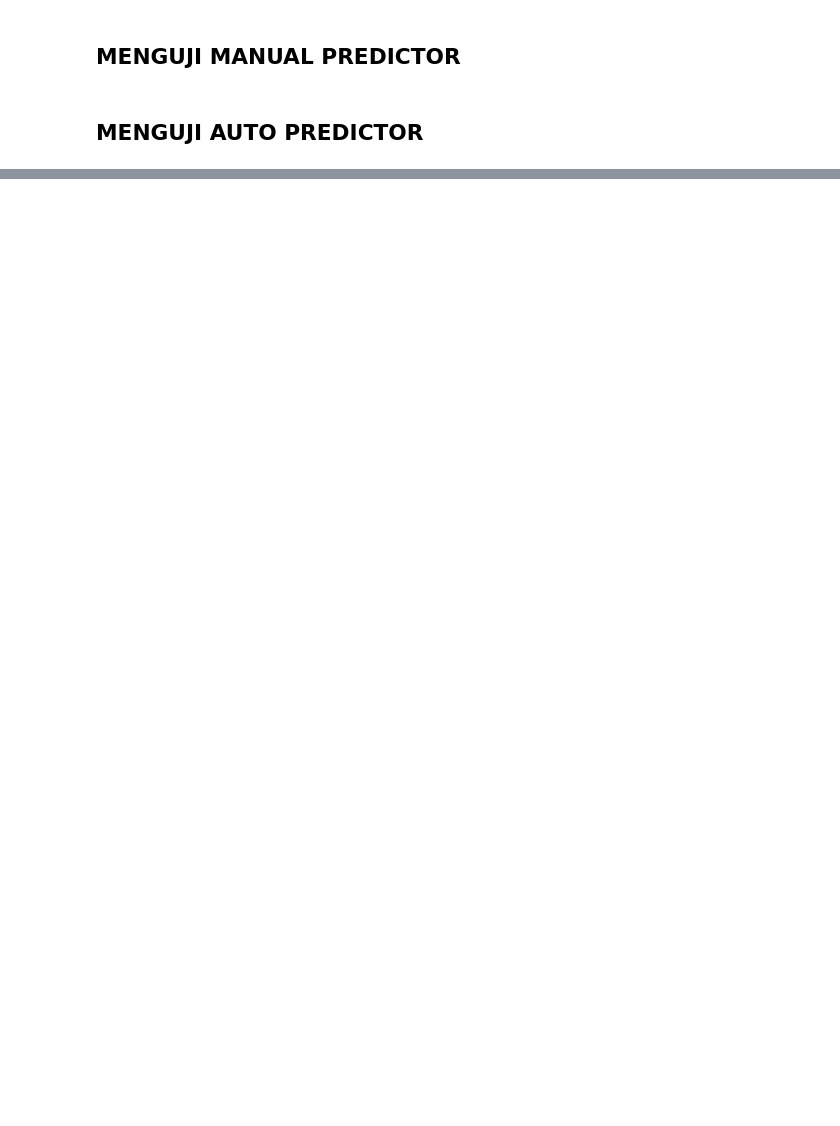
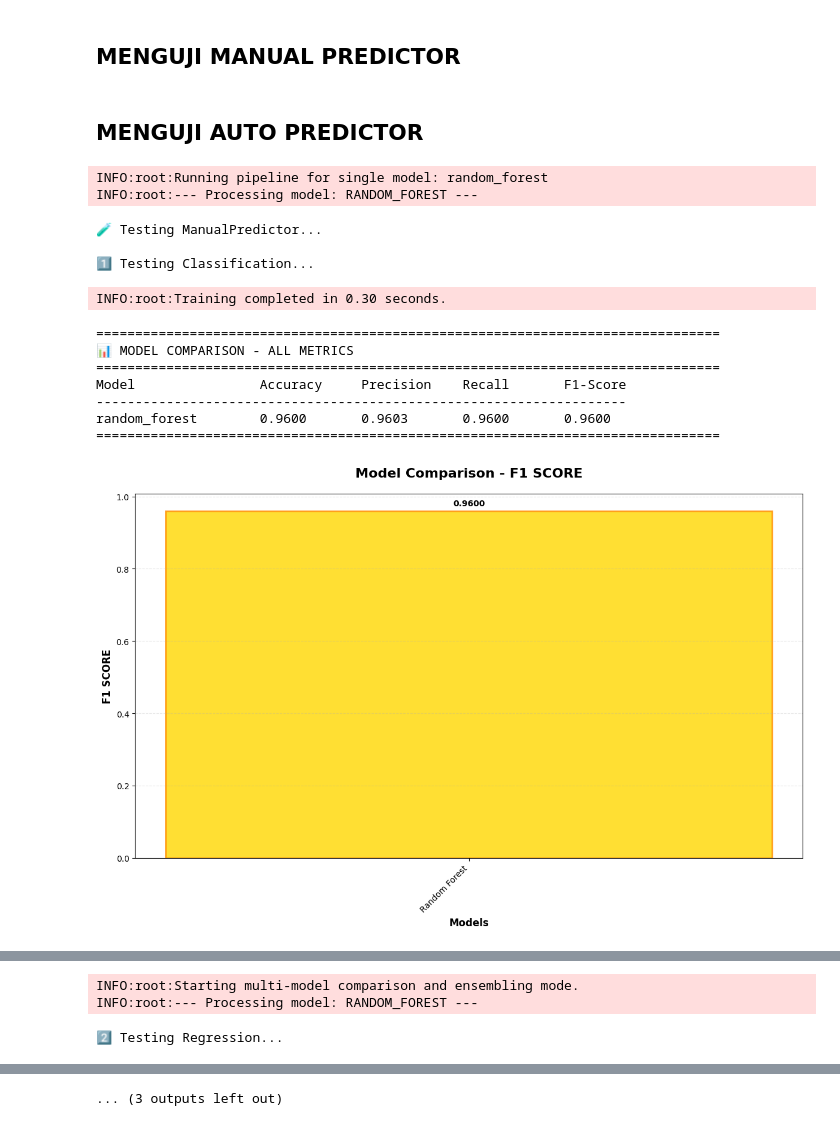
Before and after one commit to bccfilkom/noventis, a Jupyter notebook: examples/test_predictor.ipynb, the cells around one changed output, grey strips where cells are left out. Drawn from its saved outputs; the diff is of its cells as text; code cells hidden in the pictures; blank space fills up the shorter version.

Commit message:
Add explain and compare feature to manual predictor

```diff
--- a/examples/test_predictor.ipynb
+++ b/examples/test_predictor.ipynb
@@ -120,3 +120,79 @@ def test_automl_classification():
 
 if __name__ == '__main__':
     test_automl_classification()
+# %%
+# Tes 3
+
+# =====================================================================
+# CONCISE TEST CODE
+# =====================================================================
+
+import pandas as pd
+import os
+from sklearn.datasets import make_regression
+from noventis.predictor import ManualPredictor
+
+def quick_test():
+    """Quick test function for ManualPredictor class."""
+
+    # Generate sample data
+    from sklearn.datasets import make_classification, make_regression
+
+    print("🧪 Testing ManualPredictor...")
+
+    # Test 1: Classification
+    print("\n1️⃣ Testing Classification...")
+    X_clf, y_clf = make_classification(
+    n_samples=500,
+    n_features=10,
+    n_clusters_per_class=1,
+    n_classes=3,
+    random_state=42
+)
+    df_clf = pd.DataFrame(X_clf, columns=[f'feature_{i}' for i in range(10)])
+    df_clf['target'] = y_clf
+
+    # Single model test
+    predictor_single = ManualPredictor('random_forest', 'classification')
+    result_single = predictor_single.run_pipeline(df_clf, 'target', compare=True, explain=True)
+
+    # Multiple models test
+    predictor_multi = ManualPredictor(['random_forest', 'xgboost', 'lightgbm'], 'classification')
+    result_multi = predictor_multi.run_pipeline(df_clf, 'target', compare=True, explain=True, chosen_metric='accuracy')
+
+    # Test 2: Regression
+    print("\n2️⃣ Testing Regression...")
+    X_reg, y_reg = make_regression(n_samples=500, n_features=10, random_state=42)
+    df_reg = pd.DataFrame(X_reg, columns=[f'feature_{i}' for i in range(10)])
+    df_reg['target'] = y_reg
+
+    # Multiple models test for regression
+    predictor_reg = ManualPredictor(['random_forest', 'xgboost', 'gradient_boosting'], 'regression')
+    result_reg = predictor_reg.run_pipeline(df_reg, 'target', compare=True, explain=True, chosen_metric='mae')
+
+    # Test 3: Save and Load Model
+    print("\n3️⃣ Testing Save/Load...")
+    predictor_reg.save_model('test_model.pkl')
+    loaded_model = ManualPredictor.load_model('test_model.pkl')
+
+    print("\n✅ All tests completed successfully!")
+    return result_single, result_multi, result_reg
+
+if __name__ == "__main__":
+    # Run the quick test
+    single_result, multi_result, reg_result = quick_test()
+# %% [output]
+INFO:root:Running pipeline for single model: random_forest
+INFO:root:--- Processing model: RANDOM_FOREST ---
+🧪 Testing ManualPredictor...
+
+1️⃣ Testing Classification...
+INFO:root:Training completed in 0.30 seconds.
+================================================================================
+📊 MODEL COMPARISON - ALL METRICS
+================================================================================
+Model                Accuracy     Precision    Recall       F1-Score
+--------------------------------------------------------------------
+random_forest        0.9600       0.9603       0.9600       0.9600
+================================================================================
+[figure, added]
@@ -122,0 +222,3 @@ if __name__ == '__main__':
+INFO:root:Starting multi-model comparison and ensembling mode.
+INFO:root:--- Processing model: RANDOM_FOREST ---
+2️⃣ Testing Regression...
@@ -122,0 +245 @@ if __name__ == '__main__':
+... (3 outputs left out)
```
Also changed, not shown: parts of 1 cell of this notebook, 4 other files.
